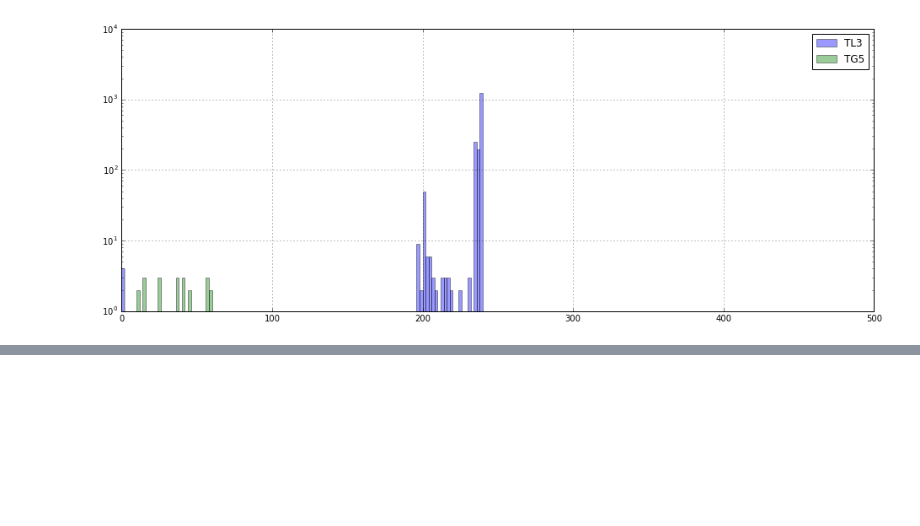
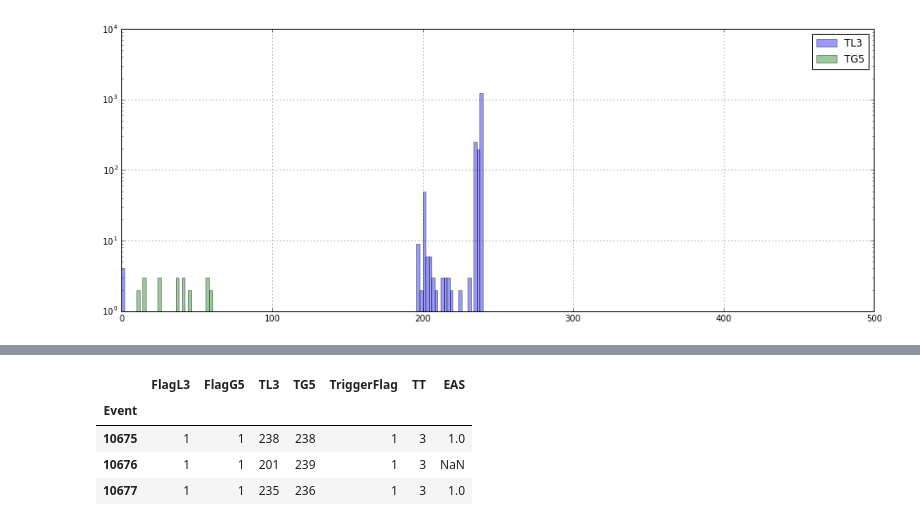
Before and after one commit to bonvech/Sphere, a Jupyter notebook: events_all.ipynb, the cells around one changed output, grey strips where cells are left out. Cells and saved outputs as stored; diff of their text form; code cells hidden in the pictures; blank space fills up the shorter version.

```diff
--- a/events_all.ipynb
+++ b/events_all.ipynb
@@ -215,0 +249,8 @@ TG5 < 180: 51
+# %%
+alll[:3]
+# %% [output]
+|  | FlagL3 | FlagG5 | TL3 | TG5 | TriggerFlag | TT | EAS |
+| Event |  |  |  |  |  |  |  |
+| 10675 | 1 | 1 | 238 | 238 | 1 | 3 | 1.0 |
+| 10676 | 1 | 1 | 201 | 239 | 1 | 3 | NaN |
+| 10677 | 1 | 1 | 235 | 236 | 1 | 3 | 1.0 |
```
Also changed, not shown: parts of 18 cells of this notebook, 1 other file.
